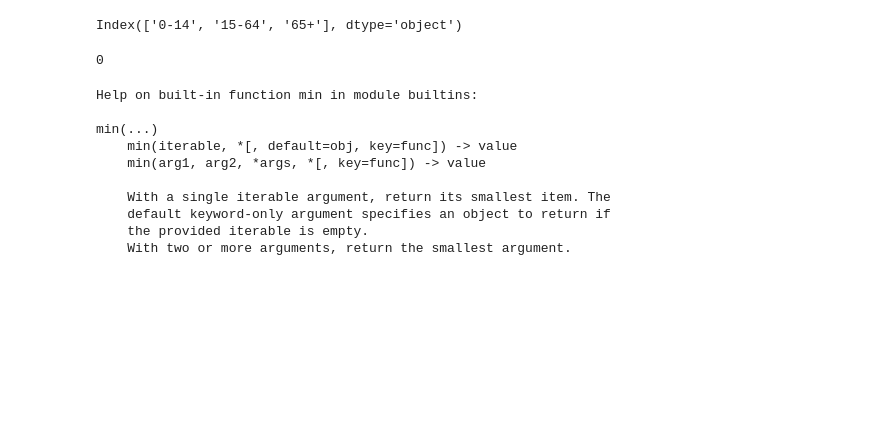
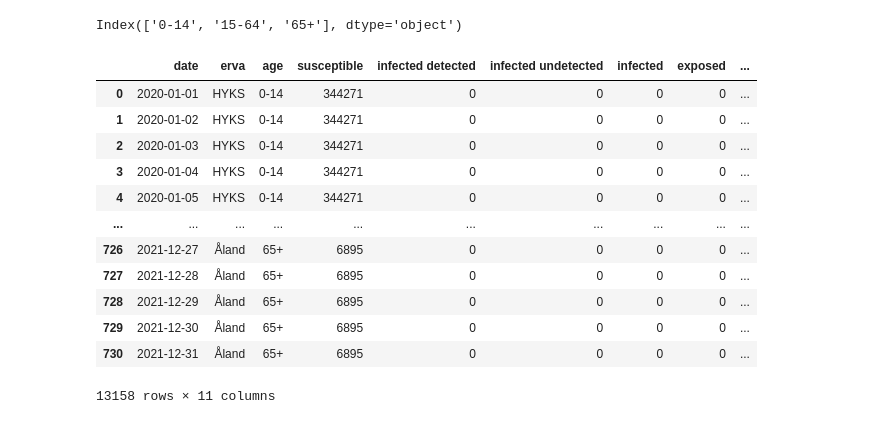
Before and after one commit to FINCoVID19/optimized_vaccination_finland, a Jupyter notebook: reported_cases_age_erva.ipynb, the cells around one changed output. Cells and saved outputs as stored; diff of their text form; code cells hidden in the pictures; blank space fills up the shorter version.

```diff
--- a/reported_cases_age_erva.ipynb
+++ b/reported_cases_age_erva.ipynb
@@ -475,21 +475,36 @@ dates_ervas % 6
 cases_erva_age.columns[2:]
 # %% [output]
 Index(['0-14', '15-64', '65+'], dtype='object')
-# %%
-a = [1, 2, 3, 0]
-min(a)
-# %% [output]
-0
-# %%
-help(min)
-# %% [output]
-Help on built-in function min in module builtins:
-
-min(...)
-    min(iterable, *[, default=obj, key=func]) -> value
-    min(arg1, arg2, *args, *[, key=func]) -> value
-
-    With a single iterable argument, return its smallest item. The
-    default keyword-only argument specifies an object to return if
-    the provided iterable is empty.
-    With two or more arguments, return the smallest argument.
+# %%
+from fetch_data import (
+    compatment_values_daily, construct_thl_vaccines_erva_daily,
+)
+import os
+import logging
+import pandas as pd
+import numpy as np
+
+curr_dir = os.getcwd()
+stats_dir = os.path.join(curr_dir, 'stats')
+logger = logging.getLogger(__name__)
+# %%
+erva_pop_file = os.path.join(stats_dir, 'erva_population_age_2020.csv')
+# %%
+compart_df = compatment_values_daily(logger, erva_pop_file)
+vacc_df = construct_thl_vaccines_erva_daily(logger)
+# %%
+compart_df
+# %% [output]
+|  | date | erva | age | susceptible | infected detected | infected undetected | infected | exposed | ... |
+| 0 | 2020-01-01 | HYKS | 0-14 | 344271 | 0 | 0 | 0 | 0 | ... |
+| 1 | 2020-01-02 | HYKS | 0-14 | 344271 | 0 | 0 | 0 | 0 | ... |
+| 2 | 2020-01-03 | HYKS | 0-14 | 344271 | 0 | 0 | 0 | 0 | ... |
+| 3 | 2020-01-04 | HYKS | 0-14 | 344271 | 0 | 0 | 0 | 0 | ... |
+| 4 | 2020-01-05 | HYKS | 0-14 | 344271 | 0 | 0 | 0 | 0 | ... |
+| ... | ... | ... | ... | ... | ... | ... | ... | ... | ... |
+| 726 | 2021-12-27 | Åland | 65+ | 6895 | 0 | 0 | 0 | 0 | ... |
+| 727 | 2021-12-28 | Åland | 65+ | 6895 | 0 | 0 | 0 | 0 | ... |
+| 728 | 2021-12-29 | Åland | 65+ | 6895 | 0 | 0 | 0 | 0 | ... |
+| 729 | 2021-12-30 | Åland | 65+ | 6895 | 0 | 0 | 0 | 0 | ... |
+| 730 | 2021-12-31 | Åland | 65+ | 6895 | 0 | 0 | 0 | 0 | ... |
+13158 rows × 11 columns
```
Also changed, not shown: parts of 6 cells of this notebook, 2 other files.
